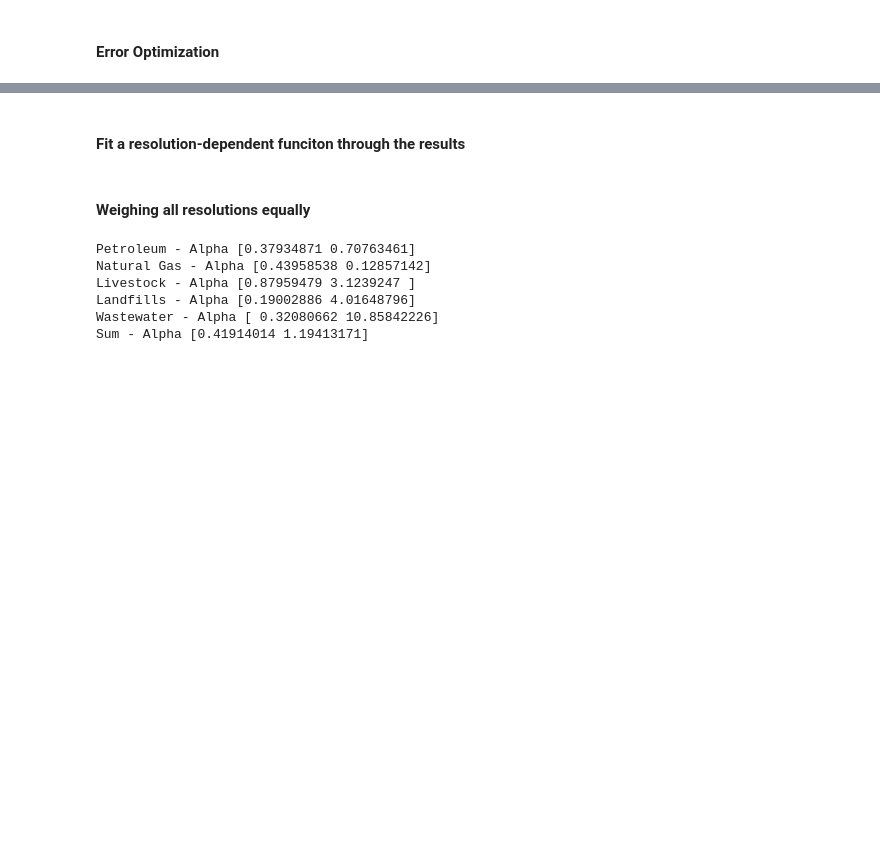
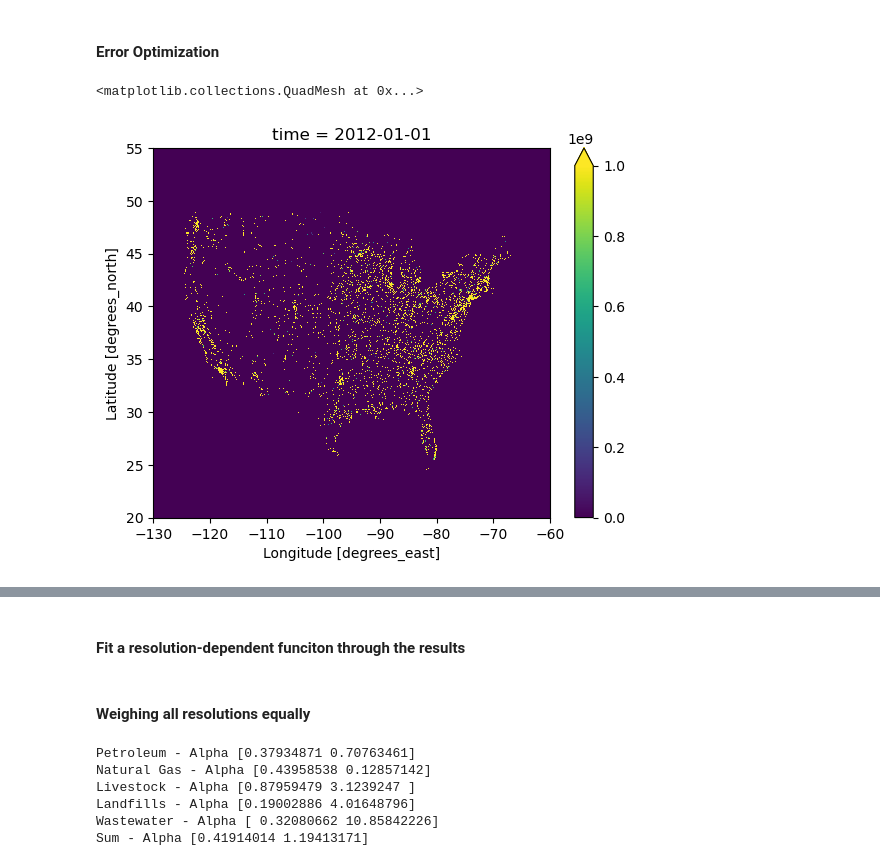
Before and after one commit to scoffiel/GEPA-uncertainty, a Jupyter notebook: GEPAv3_Error_Estimates.ipynb, the cells around one changed output, grey strips where cells are left out. Drawn from its saved outputs; the diff is of its cells as text; code cells hidden in the pictures; blank space fills up the shorter version.

```diff
--- a/GEPAv3_Error_Estimates.ipynb
+++ b/GEPAv3_Error_Estimates.ipynb
@@ -557,13 +583,37 @@ alph_nat_6B   = (ww_dom_error*tot_nat_6B_Dom + ww_ind_error*tot_nat_6B_Ind)/tot_
 alph_nat_1B2ab = (alph_nat_1B2a*tot_nat_1B2a + alph_nat_1B2b*tot_nat_1B2b)/(tot_nat_1B2a+tot_nat_1B2b)
 
 #Calculate sums
-EPA_sum = EPA_v2_1B2a_Petroleum_Systems_Exploration + EPA_v2_1B2a_Petroleum_Systems_Production + EPA_v2_1B2a_Petroleum_Systems_Refining + EPA_v2_1B2a_Petroleum_Systems_Transport + EPA_v2_1B2b_Natural_Gas_Production + EPA_v2_1B2b_Natural_Gas_Distribution + EPA_v2_1B2b_Natural_Gas_Exploration + EPA_v2_1B2b_Natural_Gas_Processing + EPA_v2_1B2b_Natural_Gas_TransmissionStorage + EPA_v2_3A_Enteric_Fermentation + EPA_v2_3B_Manure_Management + EPA_v2_5A1_Landfills_Industrial + EPA_v2_5A1_Landfills_MSW + EPA_v2_5D_Wastewater_Treatment_Domestic + EPA_v2_5D_Wastewater_Treatment_Industrial
+EPA_sum_codes = ['1B2a','1B2b','3A','3B','5A1','5D'] #source category codes to sum - why these? Note missing 1B2ab (abandoned oil gas)
+EPA_sum_sources = [s for s in sources if any(cat in s.split('_') for cat in EPA_sum_codes)]
+
+EPA_sum = EPA_2012[EPA_sum_sources].to_array().sum("variable")[0,:,:]
 EDF_sum = EDF_1B2a + EDF_1B2b + EDF_4AB + EDF_6A + EDF_6B
 
-EPA_Gas = EPA_v2_1B2b_Natural_Gas_Distribution + EPA_v2_1B2b_Natural_Gas_Exploration + EPA_v2_1B2b_Natural_Gas_Processing + EPA_v2_1B2b_Natural_Gas_Production + EPA_v2_1B2b_Natural_Gas_TransmissionStorage
-EPA_v2_1B2a_Petroleum_Systems = EPA_v2_1B2a_Petroleum_Systems_Exploration + EPA_v2_1B2a_Petroleum_Systems_Production + EPA_v2_1B2a_Petroleum_Systems_Refining + EPA_v2_1B2a_Petroleum_Systems_Transport
+#aggregate source categories
+EPA_gas_sources = [s for s in sources if '1B2b' in s.split('_')] #5 natural gas sources
+EPA_Gas = EPA_2012[EPA_gas_sources].to_array().sum("variable")[0,:,:]
+
+EPA_pet_sources = [s for s in sources if '1B2a' in s.split('_')] #4 petroleum systems sources
+EPA_Petrol = EPA_2012[EPA_pet_sources].to_array().sum("variable")[0,:,:] #check array alignment
+
+EPA_livestock_sources = [s for s in sources if 'Enteric' in s or 'Manure' in s]
+EPA_Livestock = EPA_2012[EPA_livestock_sources].to_array().sum("variable")[0,:,:]
+
+EPA_landfill_sources = [s for s in sources if 'Landfills' in s]
+EPA_LF = EPA_2012[EPA_landfill_sources].to_array().sum("variable")[0,:,:]
+
+EPA_wastewater_sources = [s for s in sources if 'Wastewater' in s]
+EPA_WW = EPA_2012[EPA_wastewater_sources].to_array().sum("variable")[0,:,:]
 
 alph_nat_sum = np.sqrt((alph_nat_1B2a*tot_nat_1B2a)**2 + (alph_nat_1B2b*tot_nat_1B2b)**2 + (alph_nat_4AB*tot_nat_4AB)**2 + (alph_nat_6A*tot_nat_6A)**2 + (alph_nat_6B*tot_nat_6B)**2)/float(tot_nat_1B2a+tot_nat_1B2b+tot_nat_4AB+tot_nat_6A+tot_nat_6B)
+# %%
+#visual check
+#EPA_Gas.plot(vmin=0, vmax=1e12)
+#EPA_Petrol.plot(vmin=0, vmax=1e12)
+EPA_LF.plot(vmin=0, vmax=1e9)
+# %% [output]
+<matplotlib.collections.QuadMesh at 0x...>
+[figure, added]
 # %%
 Avagrado   = 6.02214129 * 10**(23)  #molecules/mol
 Molarch4   = 16.04 #g/mol
```
Also changed, not shown: parts of 11 cells of this notebook.
